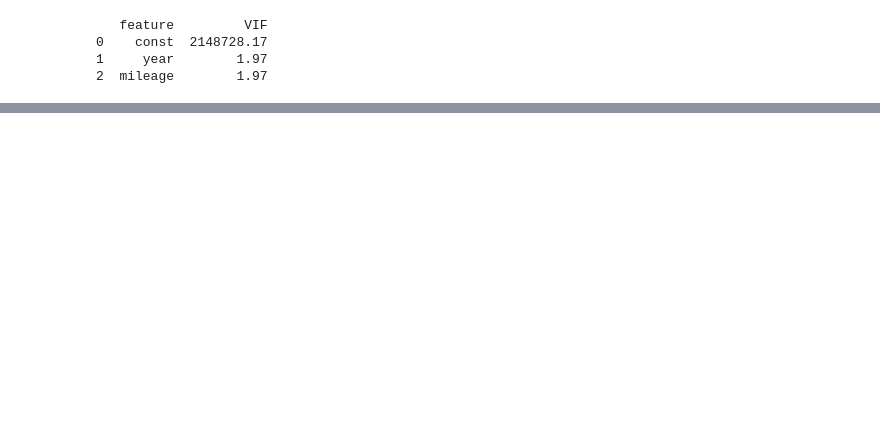
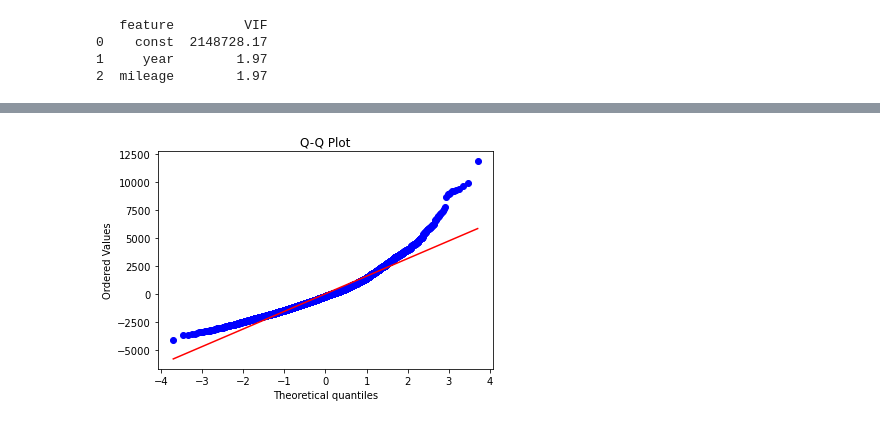
Before and after one commit to Daniel-Peacock/Used_car_Python_linear_regression, a Jupyter notebook: Used_car regression.ipynb, the cells around one changed output, grey strips where cells are left out. Saved outputs shown, nothing was run; the diff lists cells and outputs as text; code cells hidden in the pictures; blank space fills up the shorter version.

```diff
--- a/Used_car regression.ipynb
+++ b/Used_car regression.ipynb
@@ -700,0 +724,16 @@ print(vif_data)
+# %%
+## Lets check normality of residuals.
+
+## Q-Q plot to check for normality in residuals.
+
+import scipy.stats as stats
+
+# Create the Q-Q plot
+fig, ax = plt.subplots()
+stats.probplot(residuals_ford, dist="norm", plot=ax)
+ax.set_title("Q-Q Plot")
+plt.show()
+
+# Doesn't look normally distributed.
+# %% [output]
+[figure, added]
```
Also changed, not shown: parts of 18 cells of this notebook.
